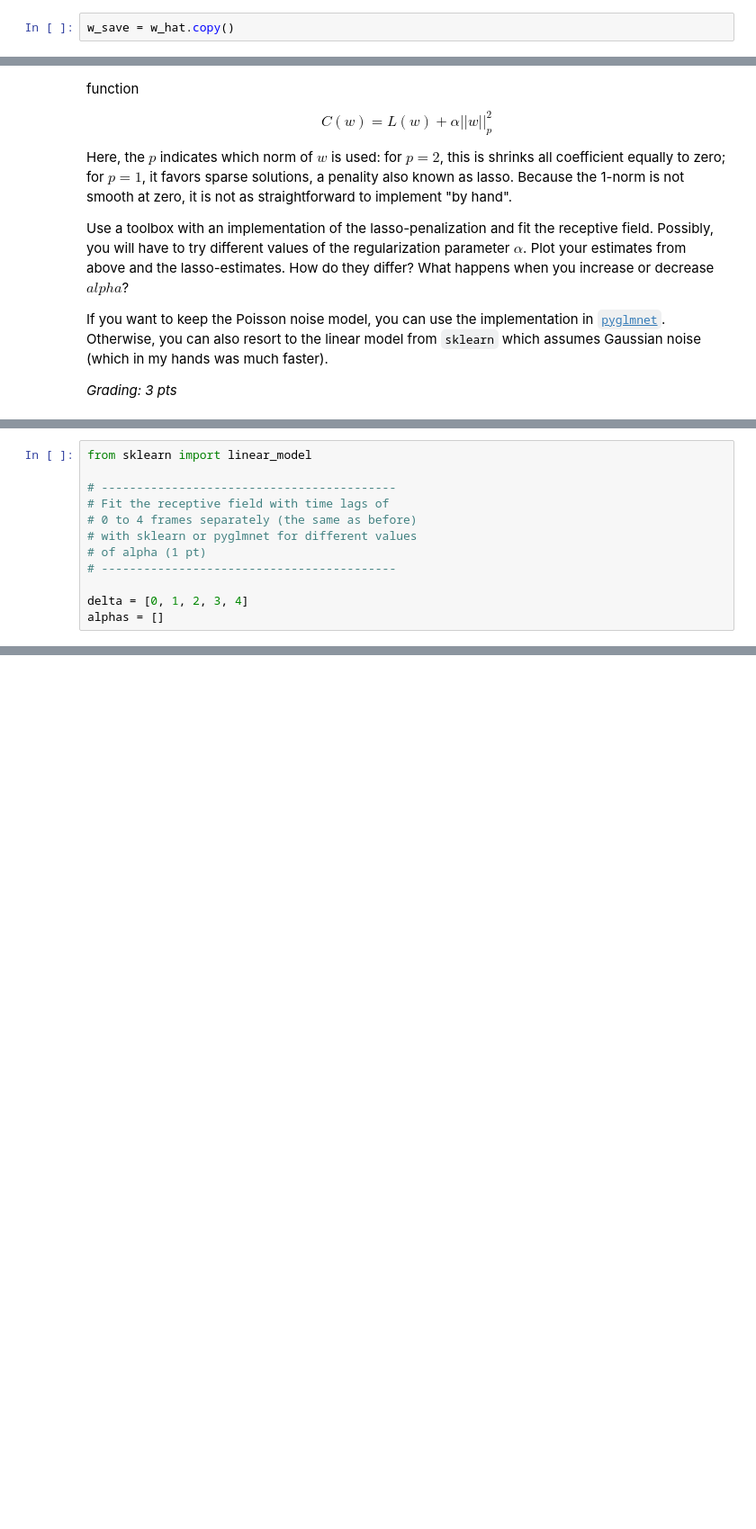
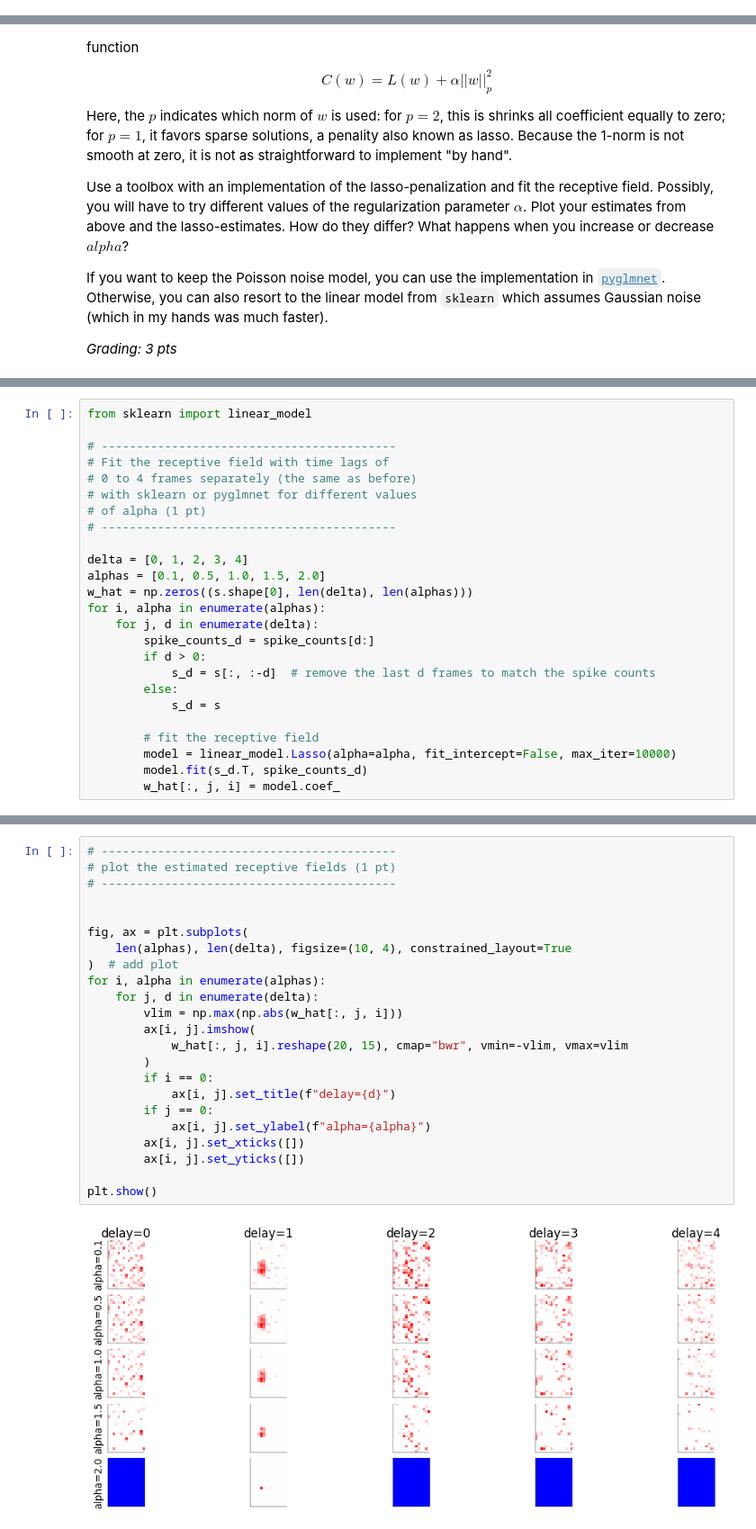
Before and after one commit to toniklenk/NeuralDataScience, a Jupyter notebook: notebooks/CodingLab5.ipynb, the cells around one changed output, grey strips where cells are left out. Shown at 90% size. Cells and saved outputs as stored; diff of their text form; blank space fills up the shorter version.

```diff
--- a/notebooks/CodingLab5.ipynb
+++ b/notebooks/CodingLab5.ipynb
@@ -450,5 +455,3 @@ Here $u_1$ and $v_1$ are the singular vectors belonging to the 1st singular valu
 Plot the first temporal component and the first spatial component. You can use a Python implementation of SVD. The results can look a bit puzzling, because the sign of the components is arbitrary.
 
 *Grading: 1.5 pts*
-# %%
-w_save = w_hat.copy()
@@ -528,4 +525,17 @@ from sklearn import linear_model
 # ------------------------------------------
 
 delta = [0, 1, 2, 3, 4]
-alphas = []
+alphas = [0.1, 0.5, 1.0, 1.5, 2.0]
+w_hat = np.zeros((s.shape[0], len(delta), len(alphas)))
+for i, alpha in enumerate(alphas):
+    for j, d in enumerate(delta):
+        spike_counts_d = spike_counts[d:]
+        if d > 0:
+            s_d = s[:, :-d]  # remove the last d frames to match the spike counts
+        else:
+            s_d = s
+
+        # fit the receptive field
+        model = linear_model.Lasso(alpha=alpha, fit_intercept=False, max_iter=10000)
+        model.fit(s_d.T, spike_counts_d)
+        w_hat[:, j, i] = model.coef_
@@ -543,0 +542,25 @@ _Explanation (1 pt)_
+# %%
+# ------------------------------------------
+# plot the estimated receptive fields (1 pt)
+# ------------------------------------------
+
+
+fig, ax = plt.subplots(
+    len(alphas), len(delta), figsize=(10, 4), constrained_layout=True
+)  # add plot
+for i, alpha in enumerate(alphas):
+    for j, d in enumerate(delta):
+        vlim = np.max(np.abs(w_hat[:, j, i]))
+        ax[i, j].imshow(
+            w_hat[:, j, i].reshape(20, 15), cmap="bwr", vmin=-vlim, vmax=vlim
+        )
+        if i == 0:
+            ax[i, j].set_title(f"delay={d}")
+        if j == 0:
+            ax[i, j].set_ylabel(f"alpha={alpha}")
+        ax[i, j].set_xticks([])
+        ax[i, j].set_yticks([])
+
+plt.show()
+# %% [output]
+[figure, added]
```
Also changed, not shown: parts of 8 cells of this notebook.
